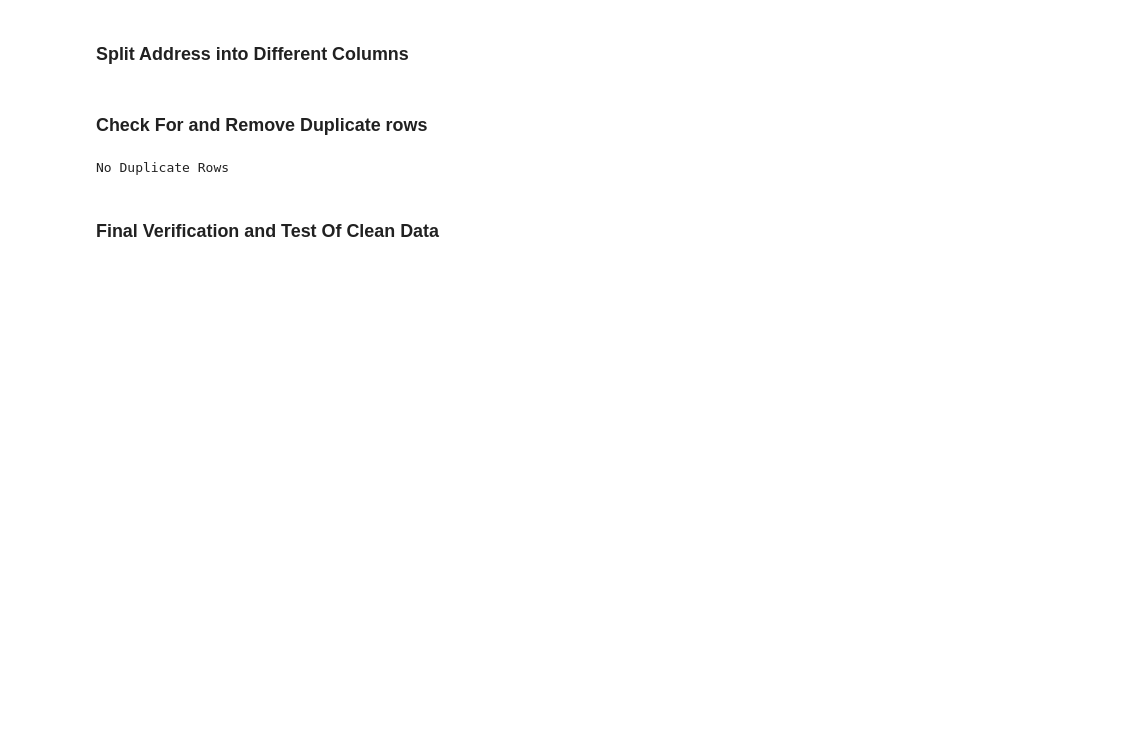
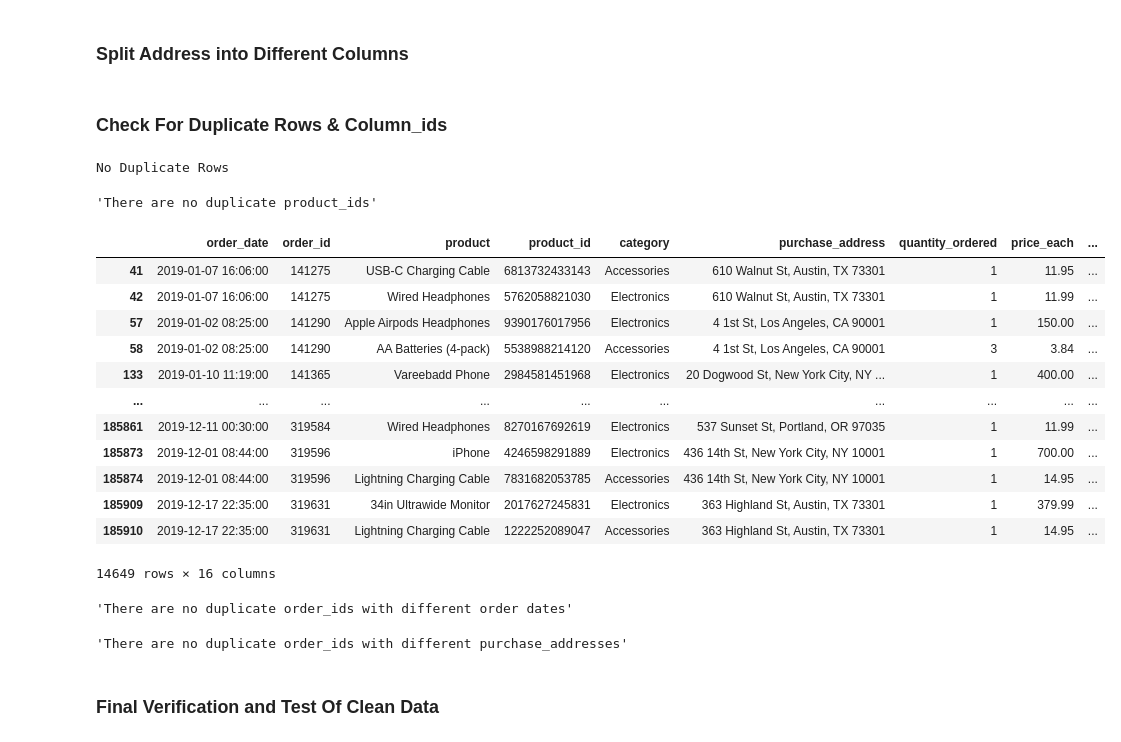
Before and after one commit to MIS3843GarrGet/SalesDataAnalysis, a Jupyter notebook: GarrGetSalesAnalysis.ipynb, the cells around one changed output. Cells and saved outputs as stored; diff of their text form; code cells hidden in the pictures; blank space fills up the shorter version.

Commit message:
9/16/2023 3:31 am
Added more checks for duplicates and overall analyzing the data, Noticed the product_id's were not unique to the products which we may need to fix next

```diff
--- a/GarrGetSalesAnalysis.ipynb
+++ b/GarrGetSalesAnalysis.ipynb
@@ -148,7 +148,7 @@ df[['street', 'city', 'state_zipCode']] = df['purchase_address'].str.split(', ',
 #splits 'state_zipCode' into "state" and 'zipcode'columns
 df[['state', 'zipcode']] = df['state_zipCode'].str.split(' ' , expand=True) #splits "state" and 'zipcode' into seperate columns
 # %% [markdown]
-### Check For and Remove Duplicate rows
+### Check For Duplicate Rows & Column_ids
 # %%
 # Checking for duplicates rows
 duplicates = df[df.duplicated()]
@@ -161,6 +161,64 @@ else:
     print("No Duplicate Rows")
 # %% [output]
 No Duplicate Rows
+# %%
+# Uses duplicated function to Find rows where 'product_id' is duplicated
+duplicate_rows = df[df.duplicated('product_id',keep=False)]
+
+#If Statement that Displays Duplicate Rows or prints other result
+if len(duplicate_rows) > 0:
+    display(duplicate_rows)
+else:
+    display('There are no duplicate product_ids')
+
+# Usually in a cleaner data set, The product Id is supposed to be duplicate...... At least I think so.
+# %% [output]
+'There are no duplicate product_ids'
+# %%
+# Uses duplicated function to Find rows where 'order_id' is duplicated
+duplicate_rows = df[df.duplicated('order_id',keep=False)]
+
+#If Statement that Displays Duplicate Rows or prints other result
+if len(duplicate_rows) > 0:
+    display(duplicate_rows)
+else:
+    display('There are no duplicate order_ids')
+# %% [output]
+|  | order_date | order_id | product | product_id | category | purchase_address | quantity_ordered | price_each | ... |
+| 41 | 2019-01-07 16:06:00 | 141275 | USB-C Charging Cable | 6813732433143 | Accessories | 610 Walnut St, Austin, TX 73301 | 1 | 11.95 | ... |
+| 42 | 2019-01-07 16:06:00 | 141275 | Wired Headphones | 5762058821030 | Electronics | 610 Walnut St, Austin, TX 73301 | 1 | 11.99 | ... |
+| 57 | 2019-01-02 08:25:00 | 141290 | Apple Airpods Headphones | 9390176017956 | Electronics | 4 1st St, Los Angeles, CA 90001 | 1 | 150.00 | ... |
+| 58 | 2019-01-02 08:25:00 | 141290 | AA Batteries (4-pack) | 5538988214120 | Accessories | 4 1st St, Los Angeles, CA 90001 | 3 | 3.84 | ... |
+| 133 | 2019-01-10 11:19:00 | 141365 | Vareebadd Phone | 2984581451968 | Electronics | 20 Dogwood St, New York City, NY ... | 1 | 400.00 | ... |
+| ... | ... | ... | ... | ... | ... | ... | ... | ... | ... |
+| 185861 | 2019-12-11 00:30:00 | 319584 | Wired Headphones | 8270167692619 | Electronics | 537 Sunset St, Portland, OR 97035 | 1 | 11.99 | ... |
+| 185873 | 2019-12-01 08:44:00 | 319596 | iPhone | 4246598291889 | Electronics | 436 14th St, New York City, NY 10001 | 1 | 700.00 | ... |
+| 185874 | 2019-12-01 08:44:00 | 319596 | Lightning Charging Cable | 7831682053785 | Accessories | 436 14th St, New York City, NY 10001 | 1 | 14.95 | ... |
+| 185909 | 2019-12-17 22:35:00 | 319631 | 34in Ultrawide Monitor | 2017627245831 | Electronics | 363 Highland St, Austin, TX 73301 | 1 | 379.99 | ... |
+| 185910 | 2019-12-17 22:35:00 | 319631 | Lightning Charging Cable | 1222252089047 | Accessories | 363 Highland St, Austin, TX 73301 | 1 | 14.95 | ... |
+14649 rows × 16 columns
+# %%
+# Uses duplicated function to Find rows where 'order_id' is duplicated but with a differen order date
+duplicate_rows = df[df.duplicated('order_id',keep=False) & ~df.duplicated(['order_id', 'order_date'], keep=False)]
+
+#If Statement that Displays Duplicate Rows or prints other result
+if len(duplicate_rows) > 0:
+    display(duplicate_rows)
+else:
+    display('There are no duplicate order_ids with different order dates')
+# %% [output]
+'There are no duplicate order_ids with different order dates'
+# %%
+# Uses duplicated function to Find rows where 'order_id' is duplicated  with different purchase address
+duplicate_rows = df[df.duplicated('order_id',keep=False)& ~df.duplicated(['order_id', 'purchase_address'], keep=False)]
+
+#If Statement that Displays Duplicate Rows or prints other result
+if len(duplicate_rows) > 0:
+    display(duplicate_rows)
+else:
+    display('There are no duplicate order_ids with different purchase_addresses')
+# %% [output]
+'There are no duplicate order_ids with different purchase_addresses'
 # %% [markdown]
 ###  Final Verification and Test Of Clean Data
 # %%
```
